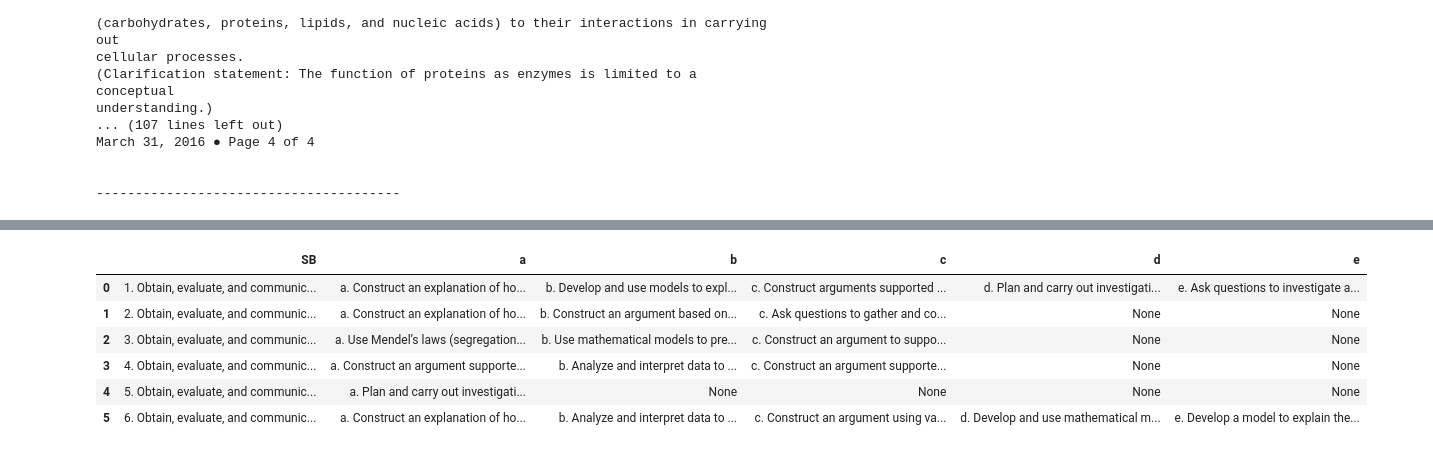
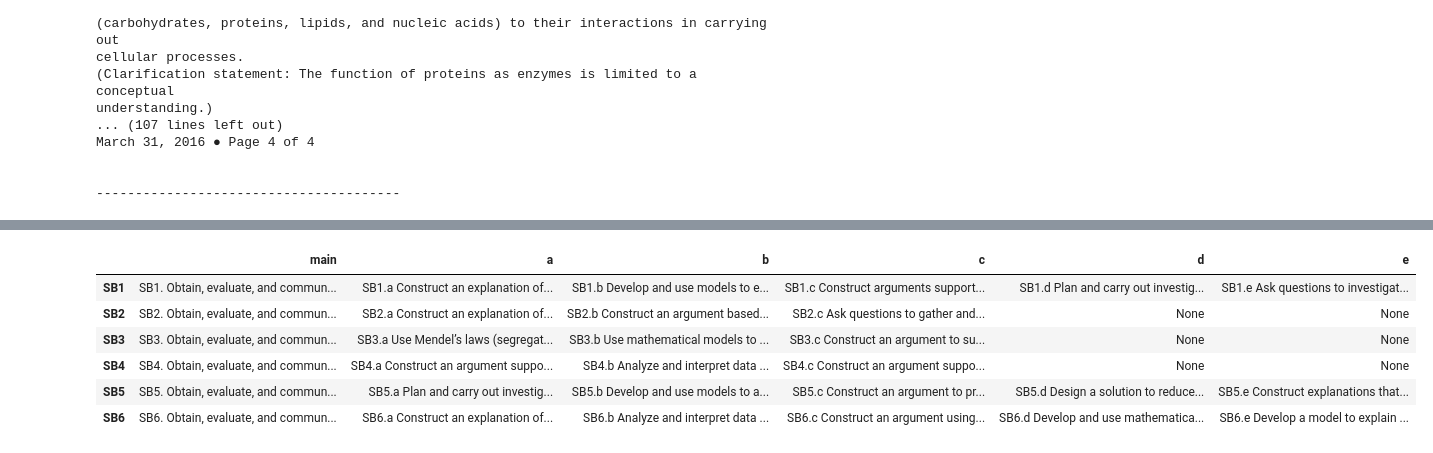
Before and after one commit to valogonor/TeachX-Georgia-Standards, a Jupyter notebook: TeachX_Georgia_Standards.ipynb, the cells around one changed output, grey strips where cells are left out. Cells and saved outputs as stored; diff of their text form; code cells hidden in the pictures.

```diff
--- a/TeachX_Georgia_Standards.ipynb
+++ b/TeachX_Georgia_Standards.ipynb
@@ -57,4 +56,4 @@ text[0]
 # %%
-sb = text[0].split('\n')
+sb = text[4].split('\n')
 sb
 # %% [output]
@@ -81,7 +80,7 @@ for j in range(6):
     sb = text[j].split('\n')
     if '' in sb:
         idx = sb.index('')
-        sb = sb[:idx]
+        sb = sb[:idx] + sb[idx+6:]
     res = []
     n = len(sb)
     i = 1
@@ -112,3 +111,16 @@ data
   'c. Construct an argument using valid and reliable sources to support the claim that evidence from comparative morphology (analogous vs. homologous structures), embryology, biochemistry (protein seq ...
   'd. Develop and use mathematical models to support explanations of how undirected genetic changes in natural selection and genetic drift have led to changes in populations of organisms. (Clarificati ...
   'e. Develop a model to explain the role natural selection plays in causing biological resistance (e.g., pesticides, antibiotic resistance, and influenza vaccines).']]
+# %%
+for i in range(6):
+    n = len(data[i])
+    num = data[i][0][0]
+    for j in range(n):
+        line = data[i][j]
+        if line[0].isnumeric():
+            line = line.replace(line[0], 'SB' + num)
+            data[i][j] = line
+        else:
+            line = line.replace(line[:2], 'SB' + num + '.' + line[0])
+            data[i][j] = line
+data
@@ -115,13 +145,14 @@ data
 # %%
 import pandas as pd
-columns = ['SB', 'a', 'b', 'c', 'd', 'e']
-df = pd.DataFrame(data, columns=columns)
+columns = ['main', 'a', 'b', 'c', 'd', 'e']
+index = ['SB1', 'SB2', 'SB3', 'SB4', 'SB5', 'SB6']
+df = pd.DataFrame(data, columns=columns, index=index)
 df
 # %% [output]
-|  | SB | a | b | c | d | e |
-| 0 | 1. Obtain, evaluate, and communic... | a. Construct an explanation of ho... | b. Develop and use models to expl... | c. Construct arguments supported ... | d. Plan and carry out investigati... | e. Ask questions to investigate a... |
-| 1 | 2. Obtain, evaluate, and communic... | a. Construct an explanation of ho... | b. Construct an argument based on... | c. Ask questions to gather and co... | None | None |
-| 2 | 3. Obtain, evaluate, and communic... | a. Use Mendel’s laws (segregation... | b. Use mathematical models to pre... | c. Construct an argument to suppo... | None | None |
-| 3 | 4. Obtain, evaluate, and communic... | a. Construct an argument supporte... | b. Analyze and interpret data to ... | c. Construct an argument supporte... | None | None |
-| 4 | 5. Obtain, evaluate, and communic... | a. Plan and carry out investigati... | None | None | None | None |
-| 5 | 6. Obtain, evaluate, and communic... | a. Construct an explanation of ho... | b. Analyze and interpret data to ... | c. Construct an argument using va... | d. Develop and use mathematical m... | e. Develop a model to explain the... |
+|  | main | a | b | c | d | e |
+| SB1 | SB1. Obtain, evaluate, and commun... | SB1.a Construct an explanation of... | SB1.b Develop and use models to e... | SB1.c Construct arguments support... | SB1.d Plan and carry out investig... | SB1.e Ask questions to investigat... |
+| SB2 | SB2. Obtain, evaluate, and commun... | SB2.a Construct an explanation of... | SB2.b Construct an argument based... | SB2.c Ask questions to gather and... | None | None |
+| SB3 | SB3. Obtain, evaluate, and commun... | SB3.a Use Mendel’s laws (segregat... | SB3.b Use mathematical models to ... | SB3.c Construct an argument to su... | None | None |
+| SB4 | SB4. Obtain, evaluate, and commun... | SB4.a Construct an argument suppo... | SB4.b Analyze and interpret data ... | SB4.c Construct an argument suppo... | None | None |
+| SB5 | SB5. Obtain, evaluate, and commun... | SB5.a Plan and carry out investig... | SB5.b Develop and use models to a... | SB5.c Construct an argument to pr... | SB5.d Design a solution to reduce... | SB5.e Construct explanations that... |
+| SB6 | SB6. Obtain, evaluate, and commun... | SB6.a Construct an explanation of... | SB6.b Analyze and interpret data ... | SB6.c Construct an argument using... | SB6.d Develop and use mathematica... | SB6.e Develop a model to explain ... |
```
Also changed, not shown: parts of 7 cells of this notebook.
